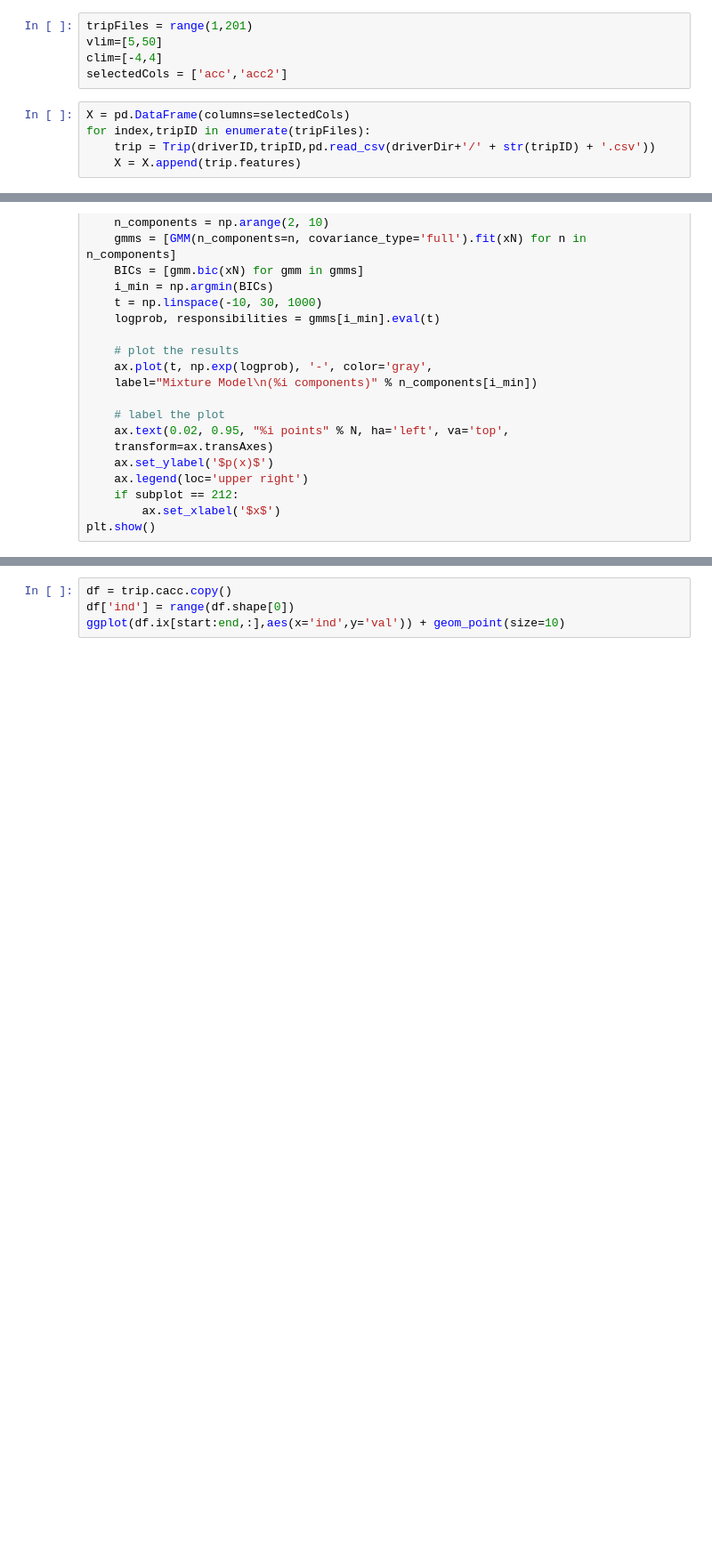
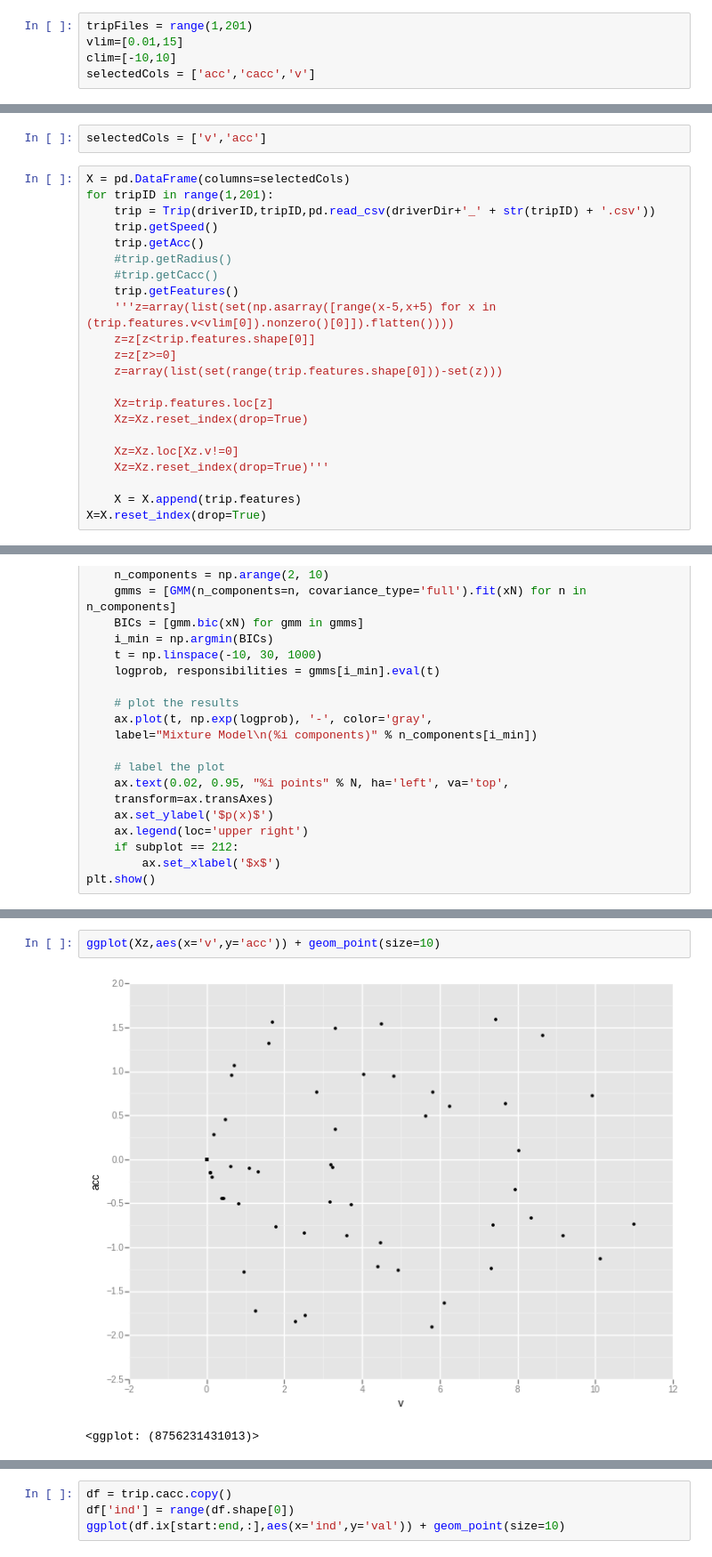
Before and after one commit to bilykigor/qimb, a Jupyter notebook: KaggleAnalysis.ipynb, the cells around one changed output, grey strips where cells are left out. Shown: that part at 89% size. Saved outputs shown, nothing was run; the diff lists cells and outputs as text; blank space fills up the shorter version.

```diff
--- a/KaggleAnalysis.ipynb
+++ b/KaggleAnalysis.ipynb
@@ -27,10 +67,5 @@ trip.getCacc()
 # %%
 tripFiles = range(1,201)
-vlim=[5,50]
-clim=[-4,4]
-selectedCols = ['acc','acc2']
+vlim=[0.01,15]
+clim=[-10,10]
+selectedCols = ['acc','cacc','v']
-# %%
-X = pd.DataFrame(columns=selectedCols)
-for index,tripID in enumerate(tripFiles):
-    trip = Trip(driverID,tripID,pd.read_csv(driverDir+'/' + str(tripID) + '.csv'))
-    X = X.append(trip.features)
@@ -44 +72,25 @@ Xc=tripc.features
+# %%
+selectedCols = ['v','acc']
+# %%
+X = pd.DataFrame(columns=selectedCols)
+for tripID in range(1,201):
+    trip = Trip(driverID,tripID,pd.read_csv(driverDir+'_' + str(tripID) + '.csv'))
+    trip.getSpeed()
+    trip.getAcc()
+    #trip.getRadius()
+    #trip.getCacc()
+    trip.getFeatures()
+    '''z=array(list(set(np.asarray([range(x-5,x+5) for x in (trip.features.v<vlim[0]).nonzero()[0]]).flatten())))
+    z=z[z<trip.features.shape[0]]
+    z=z[z>=0]
+    z=array(list(set(range(trip.features.shape[0]))-set(z)))
+
+    Xz=trip.features.loc[z]
+    Xz=Xz.reset_index(drop=True)
+
+    Xz=Xz.loc[Xz.v!=0]
+    Xz=Xz.reset_index(drop=True)'''
+
+    X = X.append(trip.features)
+X=X.reset_index(drop=True)
 # %%
@@ -153,0 +284,5 @@ end = trip.n
+# %%
+ggplot(Xz,aes(x='v',y='acc')) + geom_point(size=10)
+# %% [output]
+[figure, added]
+<ggplot: (8756231431013)>
```
Also changed, not shown: parts of 27 cells of this notebook, 21 other files.
